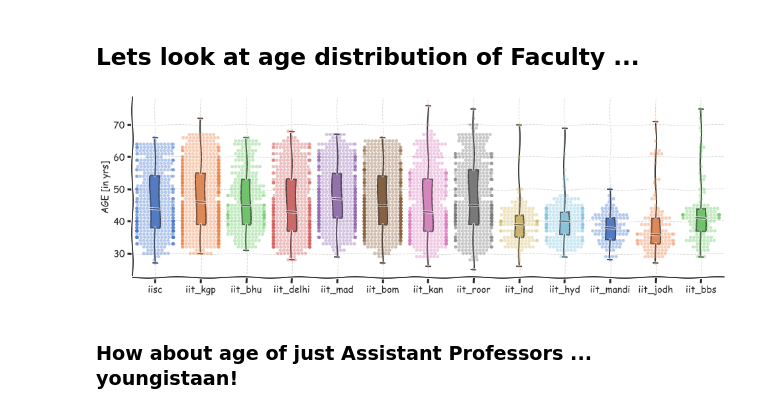
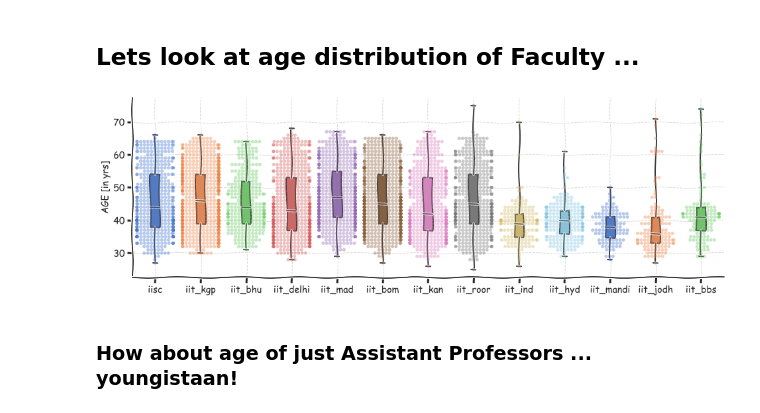
Before and after one commit to neerajww/myblog, a Jupyter notebook: _notebooks/2021-06-23-indian_institutes_nirf.ipynb, the cells around one changed output. Cells and saved outputs as stored; diff of their text form; code cells hidden in the pictures.

```diff
--- a/_notebooks/2021-06-23-indian_institutes_nirf.ipynb
+++ b/_notebooks/2021-06-23-indian_institutes_nirf.ipynb
@@ -383,7 +437,7 @@ keys_1 = ['staff_salaries']
 
 val_fac_count = []
 for institute in institutes:
-    val_fac_count.append(len(df_fac[df_fac['institute']==institute]))
+    val_fac_count.append(len(df_fac[(df_fac['institute']==institute) & (df_fac['left']==0)]))
 
 with plt.xkcd():
     fig = plt.subplots(figsize=[16,7])
@@ -416,7 +470,7 @@ keys_1 = ['staff_salaries']
 
 val_fac_count = []
 for institute in institutes:
-    val_fac_count.append(len(df_fac[df_fac['institute']==institute]))
+    val_fac_count.append(len(df_fac[(df_fac['institute']==institute)& (df_fac['left']==0)]))
 
 with plt.xkcd():
     fig = plt.subplots(figsize=[10,10])
@@ -448,38 +502,39 @@ with plt.xkcd():
 ## Lets look at age distribution of Faculty ...
 # %%
 #collapse
+# exclude faculty who have left
+df = df_fac[df_fac['left']==0].copy()
 # plot age (without gender)
-df = df_fac.copy()
 data = {}
 keys = ['age','gender','designation']
 for key in keys:
     data[key] = []
 
 for institute in institutes:
     for key in keys:
         data[key].append(df[(df['institute']==institute)][key].values)
 
 with plt.xkcd():
     fig = plt.subplots(figsize=[16,5])
     ax = plt.subplot(1,1,1)
     FS = 14
 
     sns.boxplot(data = data['age'], whis = np.inf,width = 0.2,color=(.3,.8,1),palette="muted")
     sns.swarmplot(data = data['age'], color='gray',alpha=0.4,palette="muted")
 #     sns.violinplot(data = data['age'], palette="muted")
     plt.xticks(np.arange(0,len(institutes)),institutes,rotation=0, fontsize=FS-2)
     ax.grid(color='gray', linestyle='--', linewidth=1,alpha=.3)
     plt.xticks(fontsize=FS)
     plt.yticks(fontsize=FS)
     ax.set_ylabel('AGE [in yrs]', fontsize=FS)
     ax.spines['right'].set_visible(False)
     ax.spines['top'].set_visible(False)
     # fmt = '.pdf'
     # if fig_save:
     #     ax.figure.savefig(path_store_figure+"dicova_track_2_dur"+fmt, bbox_inches='tight')
     plt.show()
 # %% [output]
-[figure, old version]
+[figure, new version]
 # %% [markdown]
 ### How about age of just Assistant Professors ... youngistaan!
 # %%
```
Also changed, not shown: parts of 14 cells of this notebook.
